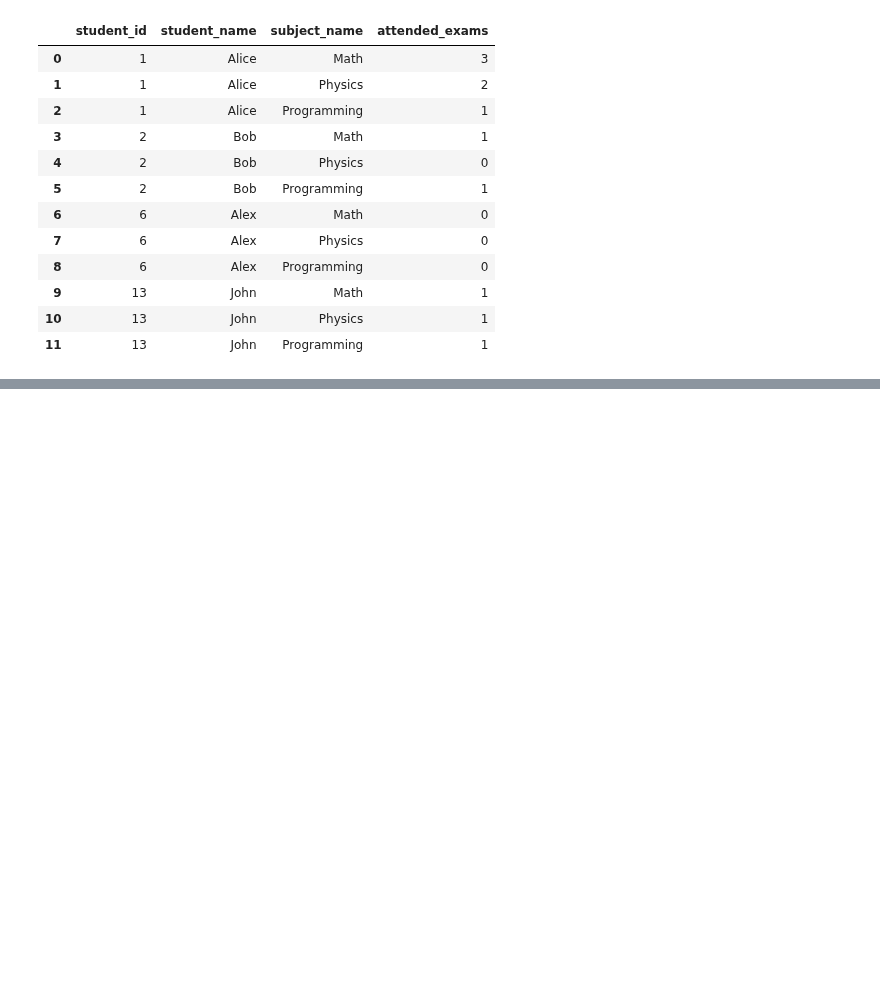
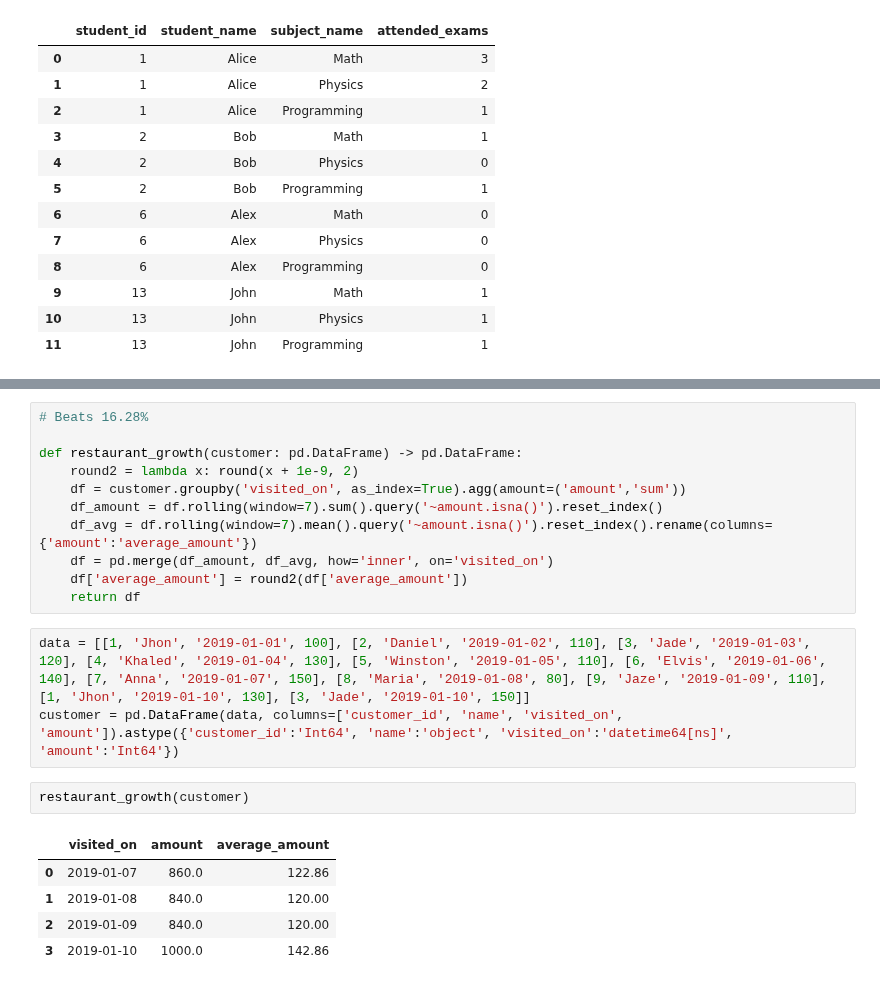
Before and after one commit to drwslv/LeetCode-Pandas, a Jupyter notebook: examples_1.ipynb, the cells around one changed output, grey strips where cells are left out. Saved outputs shown, nothing was run; the diff lists cells and outputs as text; blank space fills up the shorter version.

```diff
--- a/examples_1.ipynb
+++ b/examples_1.ipynb
@@ -2673,0 +2700,22 @@ students_and_examinations(students, subjects, examinations)
+# %%
+# Beats 16.28%
+
+def restaurant_growth(customer: pd.DataFrame) -> pd.DataFrame:
+    round2 = lambda x: round(x + 1e-9, 2)
+    df = customer.groupby('visited_on', as_index=True).agg(amount=('amount','sum'))
+    df_amount = df.rolling(window=7).sum().query('~amount.isna()').reset_index()
+    df_avg = df.rolling(window=7).mean().query('~amount.isna()').reset_index().rename(columns={'amount':'average_amount'})
+    df = pd.merge(df_amount, df_avg, how='inner', on='visited_on')
+    df['average_amount'] = round2(df['average_amount'])
+    return df
+# %%
+data = [[1, 'Jhon', '2019-01-01', 100], [2, 'Daniel', '2019-01-02', 110], [3, 'Jade', '2019-01-03', 120], [4, 'Khaled', '2019-01-04', 130], [5, 'Winston', '2019-01-05', 110], [6, 'Elvis', '2019-01-06', 140], [7, 'Anna', '2019-01-07', 150], [8, 'Maria', '2019-01-08', 80], [9, 'Jaze', '2019-01-09', 110], [1, 'Jhon', '2019-01-10', 130], [3, 'Jade', '2019-01-10', 150]]
+customer = pd.DataFrame(data, columns=['customer_id', 'name', 'visited_on', 'amount']).astype({'customer_id':'Int64', 'name':'object', 'visited_on':'datetime64[ns]', 'amount':'Int64'})
+# %%
+restaurant_growth(customer)
+# %% [output]
+|  | visited_on | amount | average_amount |
+| 0 | 2019-01-07 | 860.0 | 122.86 |
+| 1 | 2019-01-08 | 840.0 | 120.00 |
+| 2 | 2019-01-09 | 840.0 | 120.00 |
+| 3 | 2019-01-10 | 1000.0 | 142.86 |
```
Also changed, not shown: parts of 1 cell of this notebook.
